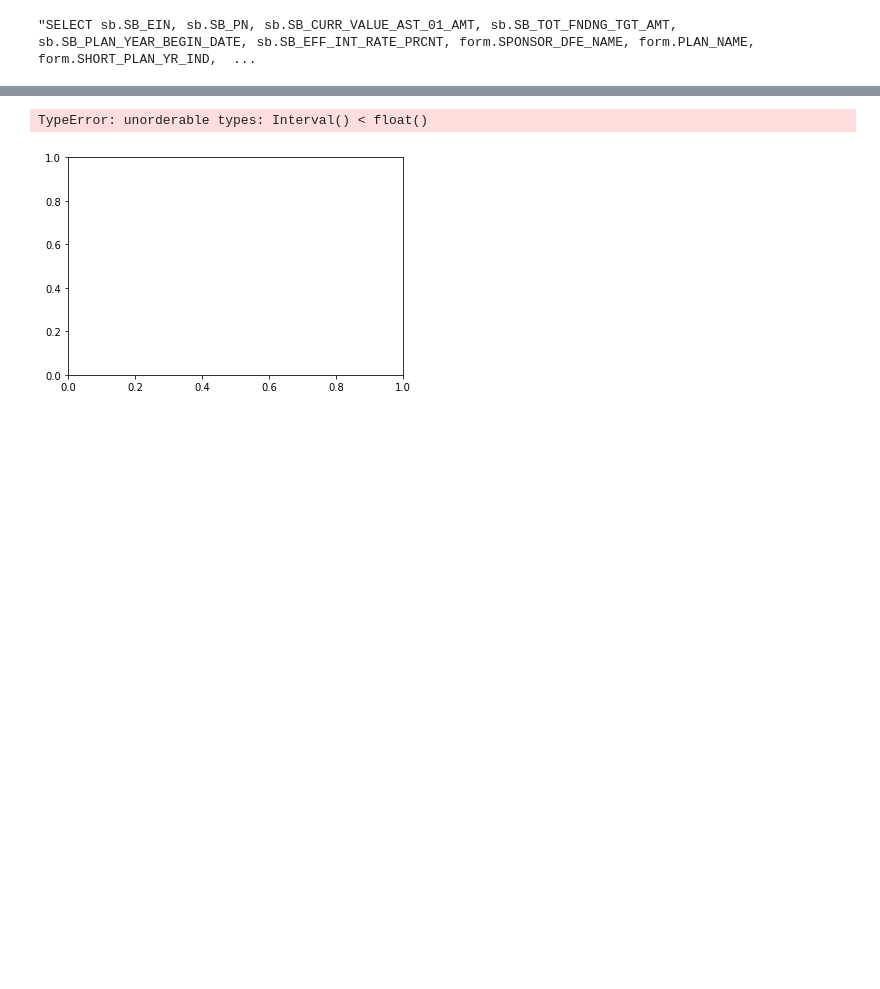
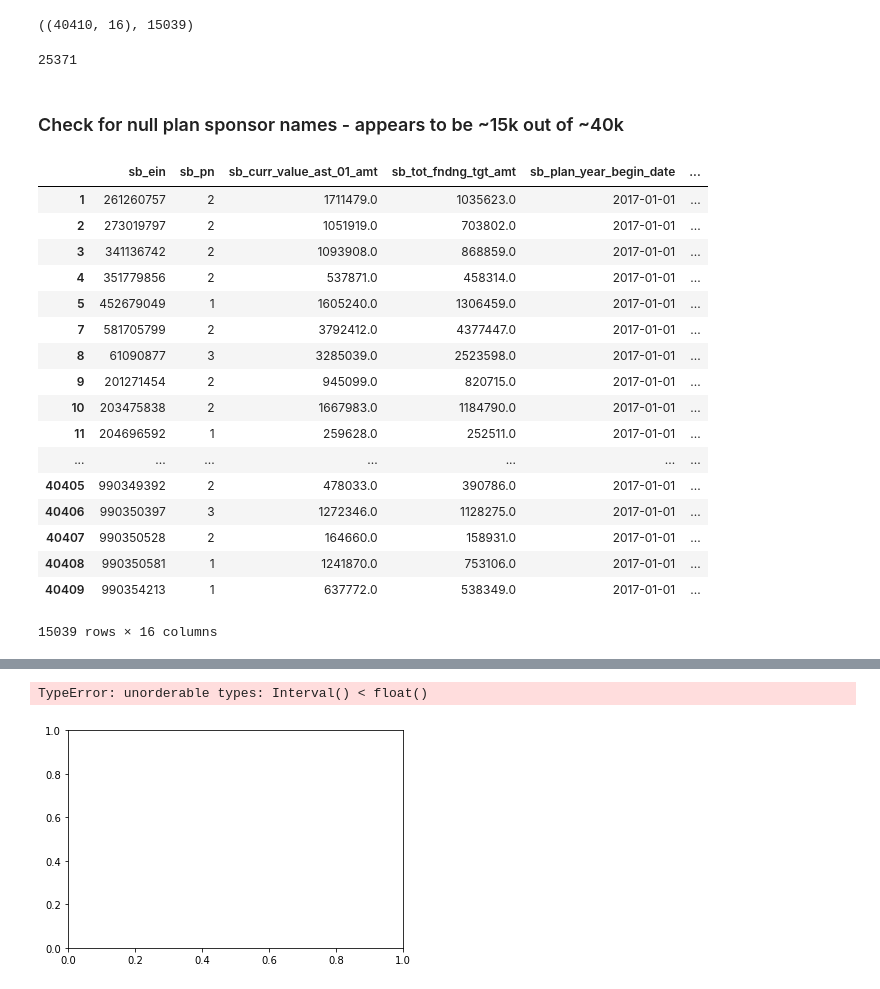
Before and after one commit to LindseyMoser/DSI_Capstone_B, a Jupyter notebook: 1_Data/PSQL_DF.ipynb, the cells around one changed output, grey strips where cells are left out. Drawn from its saved outputs; the diff is of its cells as text; code cells hidden in the pictures; blank space fills up the shorter version.

```diff
--- a/1_Data/PSQL_DF.ipynb
+++ b/1_Data/PSQL_DF.ipynb
@@ -28,9 +28,37 @@ ON sb.SB_EIN = form.SPONS_DFE_EIN AND sb.SB_PN = form.SPONS_DFE_PN \
 LEFT JOIN h_full h \
 ON sb.SB_EIN = h.SCH_H_EIN AND sb.SB_PN = h.SCH_H_PN \
 WHERE sb.SB_PLAN_YEAR_BEGIN_DATE BETWEEN '2017-01-01' AND '2017-12-31';"
-# %%
-query
-# %% [output]
-"SELECT sb.SB_EIN, sb.SB_PN, sb.SB_CURR_VALUE_AST_01_AMT, sb.SB_TOT_FNDNG_TGT_AMT, sb.SB_PLAN_YEAR_BEGIN_DATE, sb.SB_EFF_INT_RATE_PRCNT, form.SPONSOR_DFE_NAME, form.PLAN_NAME, form.SHORT_PLAN_YR_IND,  ...
 # %%
 test_df = pd.read_sql(query, con=conn)
+# %%
+test_df.shape, \
+len(test_df[pd.isnull(test_df['sponsor_dfe_name'])])
+# %% [output]
+((40410, 16), 15039)
+# %%
+len(test_df[test_df['sponsor_dfe_name'].notnull()])
+# %% [output]
+25371
+# %% [markdown]
+<h3>Check for null plan sponsor names - appears to be ~15k out of ~40k</h3>
+# %%
+test_df[pd.isnull(test_df['sponsor_dfe_name'])]
+# %% [output]
+|  | sb_ein | sb_pn | sb_curr_value_ast_01_amt | sb_tot_fndng_tgt_amt | sb_plan_year_begin_date | ... |
+| 1 | 261260757 | 2 | 1711479.0 | 1035623.0 | 2017-01-01 | ... |
+| 2 | 273019797 | 2 | 1051919.0 | 703802.0 | 2017-01-01 | ... |
+| 3 | 341136742 | 2 | 1093908.0 | 868859.0 | 2017-01-01 | ... |
+| 4 | 351779856 | 2 | 537871.0 | 458314.0 | 2017-01-01 | ... |
+| 5 | 452679049 | 1 | 1605240.0 | 1306459.0 | 2017-01-01 | ... |
+| 7 | 581705799 | 2 | 3792412.0 | 4377447.0 | 2017-01-01 | ... |
+| 8 | 61090877 | 3 | 3285039.0 | 2523598.0 | 2017-01-01 | ... |
+| 9 | 201271454 | 2 | 945099.0 | 820715.0 | 2017-01-01 | ... |
+| 10 | 203475838 | 2 | 1667983.0 | 1184790.0 | 2017-01-01 | ... |
+| 11 | 204696592 | 1 | 259628.0 | 252511.0 | 2017-01-01 | ... |
+| ... | ... | ... | ... | ... | ... | ... |
+| 40405 | 990349392 | 2 | 478033.0 | 390786.0 | 2017-01-01 | ... |
+| 40406 | 990350397 | 3 | 1272346.0 | 1128275.0 | 2017-01-01 | ... |
+| 40407 | 990350528 | 2 | 164660.0 | 158931.0 | 2017-01-01 | ... |
+| 40408 | 990350581 | 1 | 1241870.0 | 753106.0 | 2017-01-01 | ... |
+| 40409 | 990354213 | 1 | 637772.0 | 538349.0 | 2017-01-01 | ... |
+15039 rows × 16 columns
```
Also changed, not shown: parts of 11 cells of this notebook.
